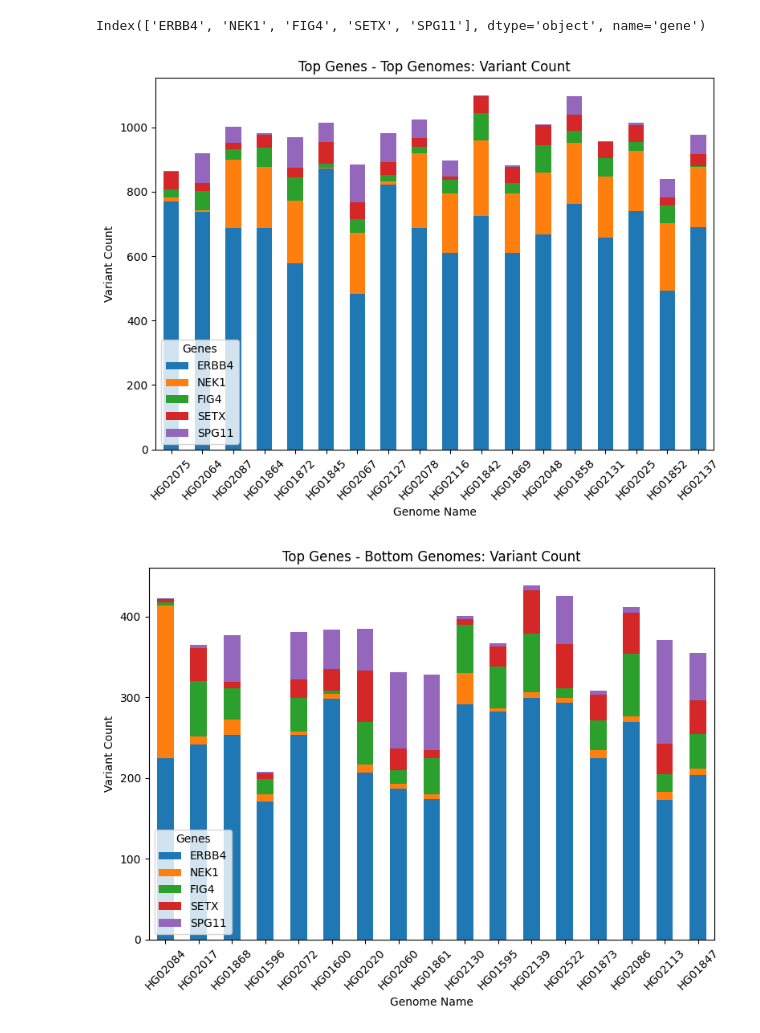
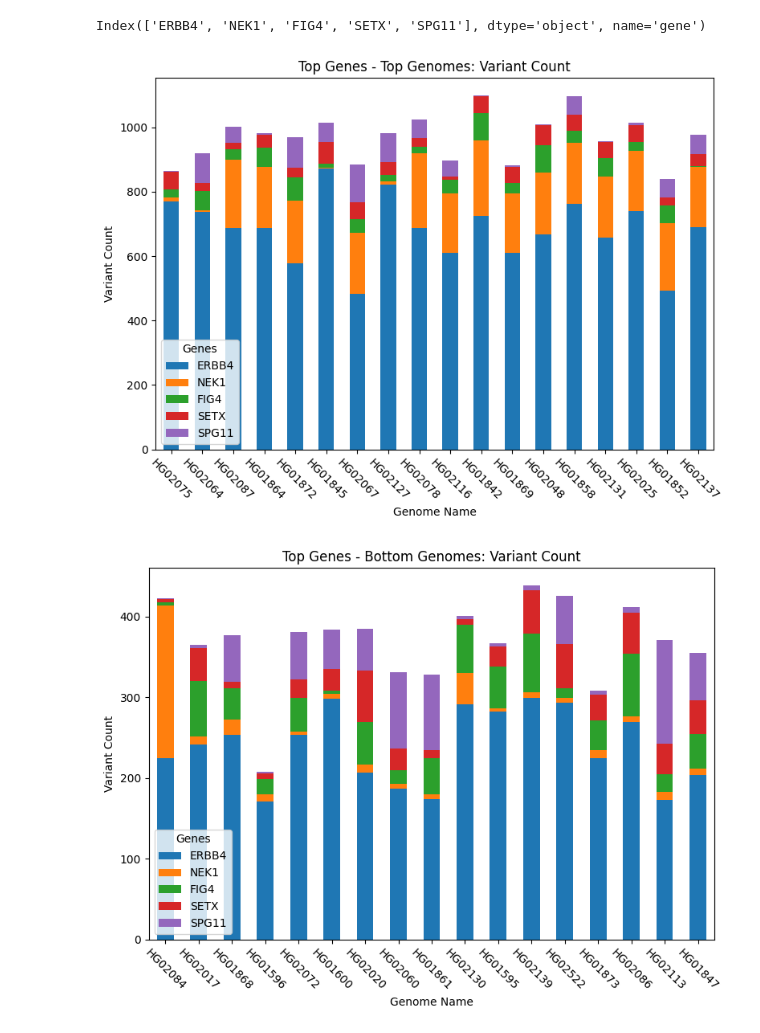
Before and after one commit to emilyvus/cp_als, a Jupyter notebook: vn_per_gene/analysis_20250805-v1.ipynb, the cells around one changed output. Saved outputs shown, nothing was run; the diff lists cells and outputs as text; code cells hidden in the pictures.

```diff
--- a/vn_per_gene/analysis_20250805-v1.ipynb
+++ b/vn_per_gene/analysis_20250805-v1.ipynb
@@ -306,21 +371,21 @@ ax = tgdf_top_genomes.transpose().plot.bar(stacked=True, figsize=(8, 6))
 ax.set_title('Top Genes - Top Genomes: Variant Count')
 ax.set_ylabel('Variant Count')
 ax.set_xlabel('Genome Name')
-plt.xticks(rotation=45) # Rotate x-axis labels for better readability
+plt.xticks(rotation=-45) # Rotate x-axis labels for better readability
 plt.legend(title='Genes', loc="lower left")
 plt.tight_layout() # Adjust layout to prevent labels from overlapping
 plt.show()
 # %% [output]
-[figure, old version]
+[figure, new version]
 # %%
 ax = tgdf_bot_genomes.transpose().plot.bar(stacked=True, figsize=(8, 6))
 ax.set_title('Top Genes - Bottom Genomes: Variant Count')
 ax.set_ylabel('Variant Count')
 ax.set_xlabel('Genome Name')
 plt.legend(bbox_to_anchor=(1.05, 1), loc='upper left', borderaxespad=0.)
-plt.xticks(rotation=45) # Rotate x-axis labels for better readability
+plt.xticks(rotation=-45) # Rotate x-axis labels for better readability
 plt.legend(title='Genes', loc="lower left")
 plt.tight_layout() # Adjust layout to prevent labels from overlapping
 plt.show()
 # %% [output]
-[figure, old version]
+[figure, new version]
```
Also changed, not shown: parts of 11 cells of this notebook.
